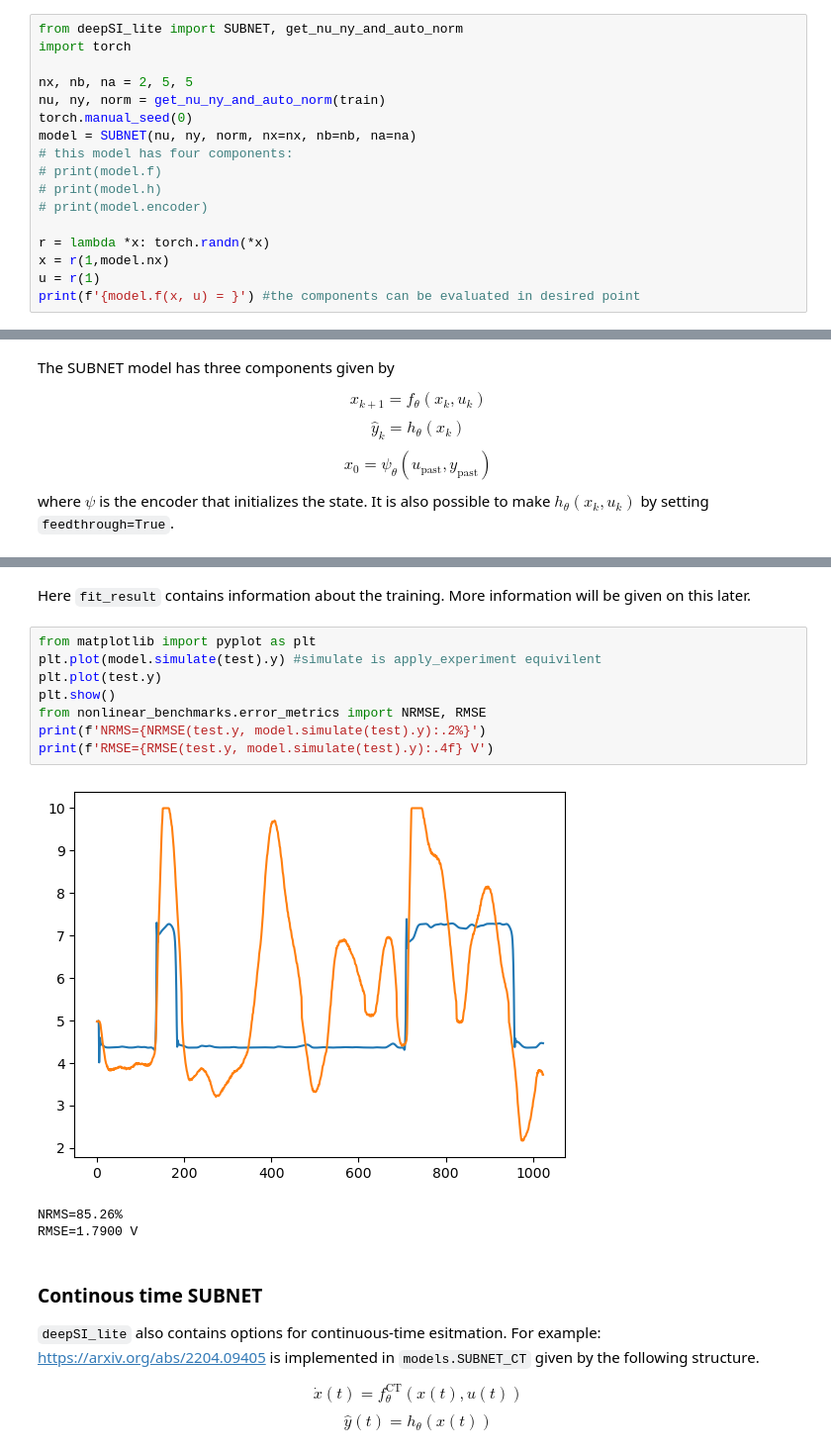
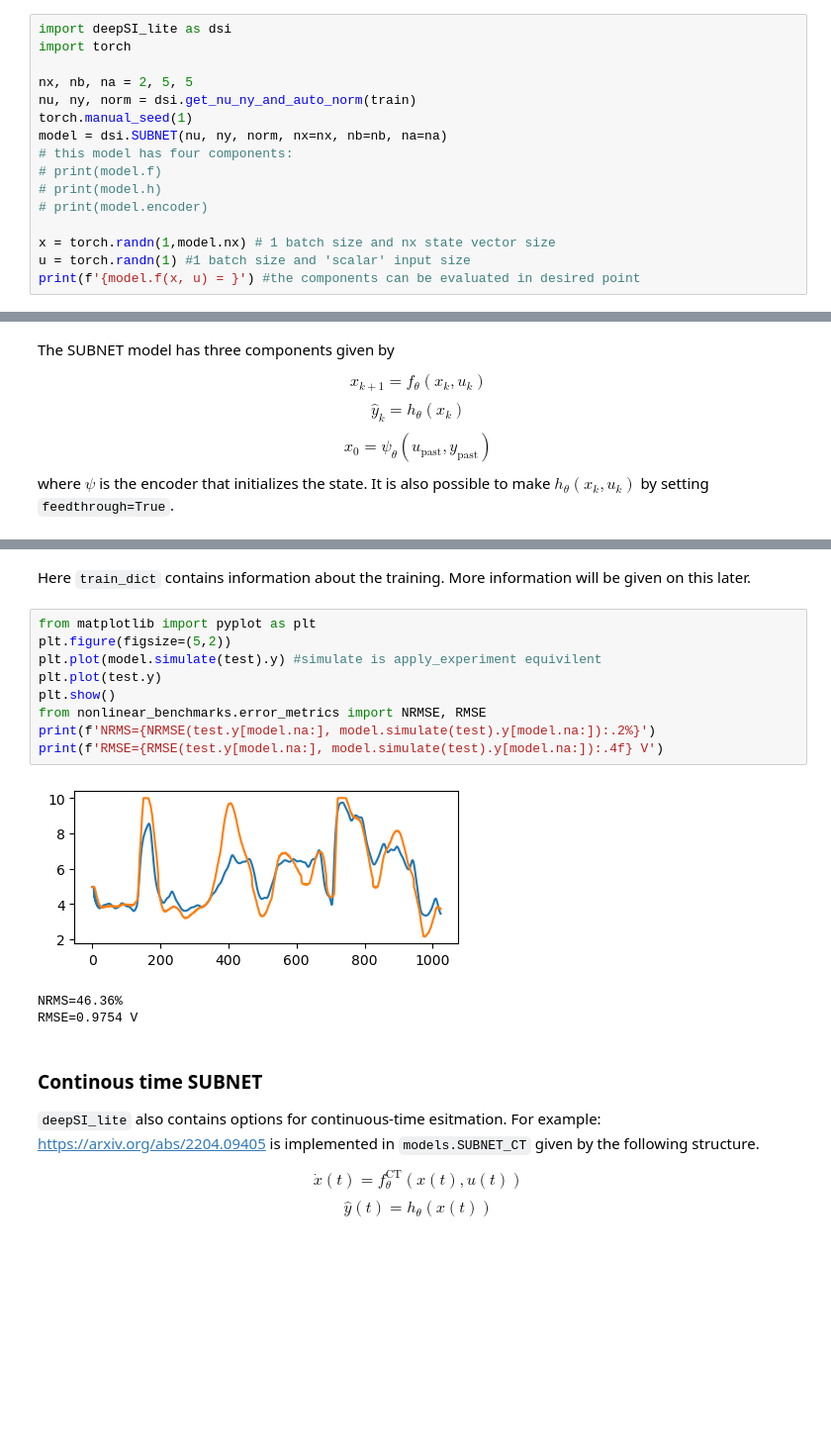
Before and after one commit to GerbenBeintema/deepSI_lite, a Jupyter notebook: examples/Demonstration deepSI_lite.ipynb, the cells around one changed output, grey strips where cells are left out. Shown: that part at 99% size. Saved outputs shown, nothing was run; the diff lists cells and outputs as text; blank space fills up the shorter version.

```diff
--- a/examples/Demonstration deepSI_lite.ipynb
+++ b/examples/Demonstration deepSI_lite.ipynb
@@ -33,20 +33,19 @@ If you want to use zero-mean, std one normalization you can use `get_nu_ny_and_a
 
 This can be used to initilize the SUBNET method (https://arxiv.org/abs/2012.07697, https://www.sciencedirect.com/science/article/pii/S0005109823003710) as seen below.
 # %%
-from deepSI_lite import SUBNET, get_nu_ny_and_auto_norm
+import deepSI_lite as dsi
 import torch
 
 nx, nb, na = 2, 5, 5
-nu, ny, norm = get_nu_ny_and_auto_norm(train)
-torch.manual_seed(0)
-model = SUBNET(nu, ny, norm, nx=nx, nb=nb, na=na)
+nu, ny, norm = dsi.get_nu_ny_and_auto_norm(train)
+torch.manual_seed(1)
+model = dsi.SUBNET(nu, ny, norm, nx=nx, nb=nb, na=na)
 # this model has four components:
 # print(model.f)
 # print(model.h)
 # print(model.encoder)
 
-r = lambda *x: torch.randn(*x)
-x = r(1,model.nx)
-u = r(1)
+x = torch.randn(1,model.nx) # 1 batch size and nx state vector size
+u = torch.randn(1) #1 batch size and 'scalar' input size
 print(f'{model.f(x, u) = }') #the components can be evaluated in desired point
 # %% [output]
@@ -108,17 +95,18 @@ it   1,000 NRMS loss 0.54257 NRMS val 0.75626   2057.71 samps/sec
 # %% [markdown]
-Here `fit_result` contains information about the training. More information will be given on this later.
+Here `train_dict` contains information about the training. More information will be given on this later.
 # %%
 from matplotlib import pyplot as plt
+plt.figure(figsize=(5,2))
 plt.plot(model.simulate(test).y) #simulate is apply_experiment equivilent
 plt.plot(test.y)
 plt.show()
 from nonlinear_benchmarks.error_metrics import NRMSE, RMSE
-print(f'NRMS={NRMSE(test.y, model.simulate(test).y):.2%}')
-print(f'RMSE={RMSE(test.y, model.simulate(test).y):.4f} V')
+print(f'NRMS={NRMSE(test.y[model.na:], model.simulate(test).y[model.na:]):.2%}')
+print(f'RMSE={RMSE(test.y[model.na:], model.simulate(test).y[model.na:]):.4f} V')
 # %% [output]
-[figure, old version]
+[figure, new version]
-NRMS=85.26%
-RMSE=1.7900 V
+NRMS=46.36%
+RMSE=0.9754 V
 # %% [markdown]
 ### Continous time SUBNET
 
```
Also changed, not shown: parts of 26 cells of this notebook, 6 other files.
